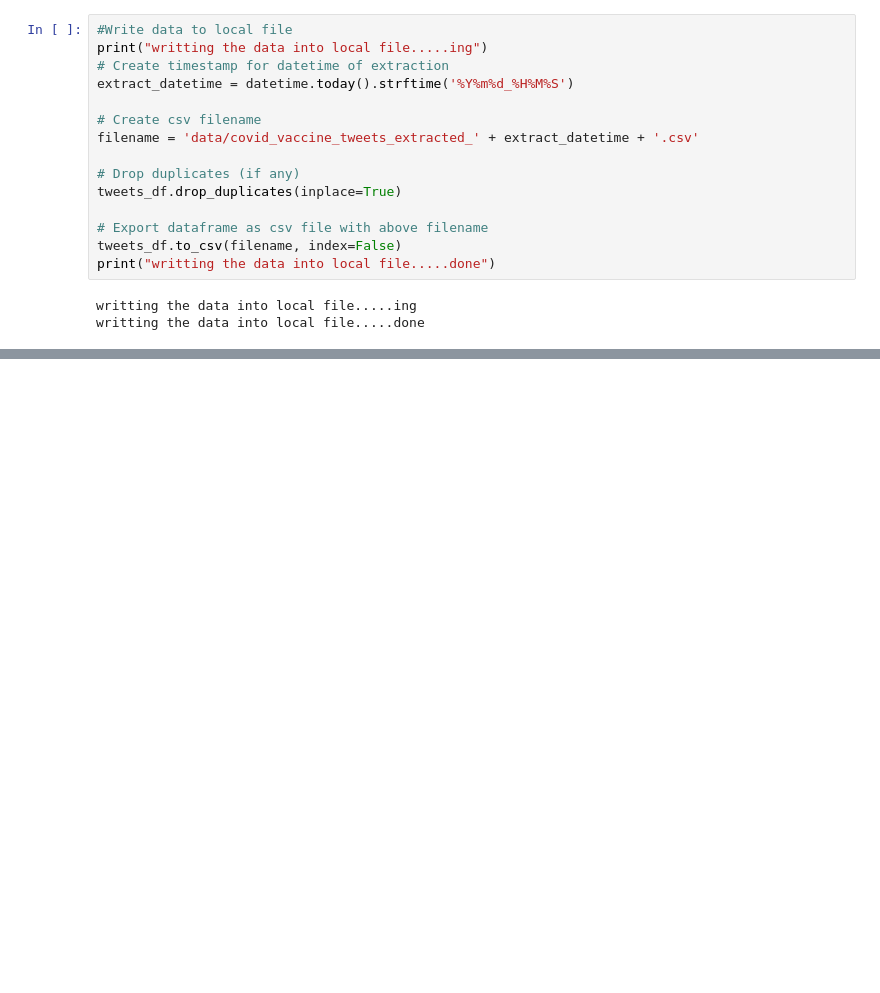
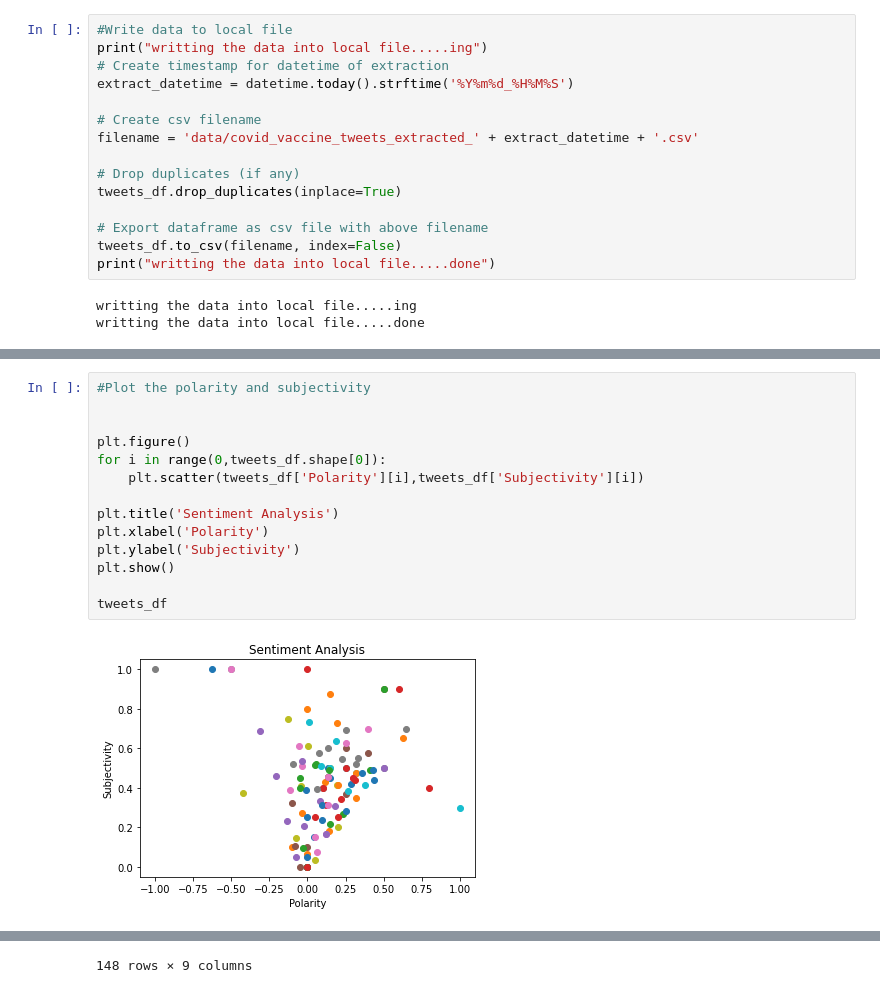
Before and after one commit to group5uol/Sentiment-Analysis, a Jupyter notebook: sentimentAnalysis.ipynb, the cells around one changed output, grey strips where cells are left out. Cells and saved outputs as stored; diff of their text form; blank space fills up the shorter version.

```diff
--- a/sentimentAnalysis.ipynb
+++ b/sentimentAnalysis.ipynb
@@ -158,0 +197,16 @@ writting the data into local file.....done
+# %%
+#Plot the polarity and subjectivity
+
+
+plt.figure()
+for i in range(0,tweets_df.shape[0]):
+    plt.scatter(tweets_df['Polarity'][i],tweets_df['Subjectivity'][i])
+
+plt.title('Sentiment Analysis')
+plt.xlabel('Polarity')
+plt.ylabel('Subjectivity')
+plt.show()
+
+tweets_df
+# %% [output]
+[figure, added]
@@ -158,0 +225 @@ writting the data into local file.....done
+148 rows × 9 columns
```
Also changed, not shown: parts of 7 cells of this notebook, 1 other file.
